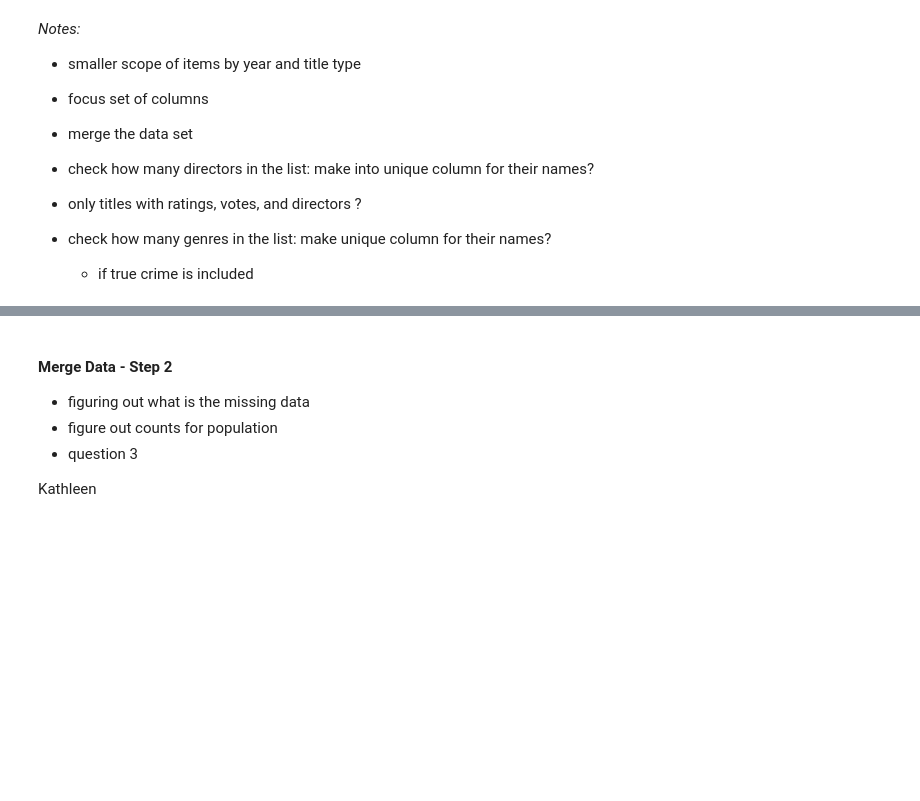
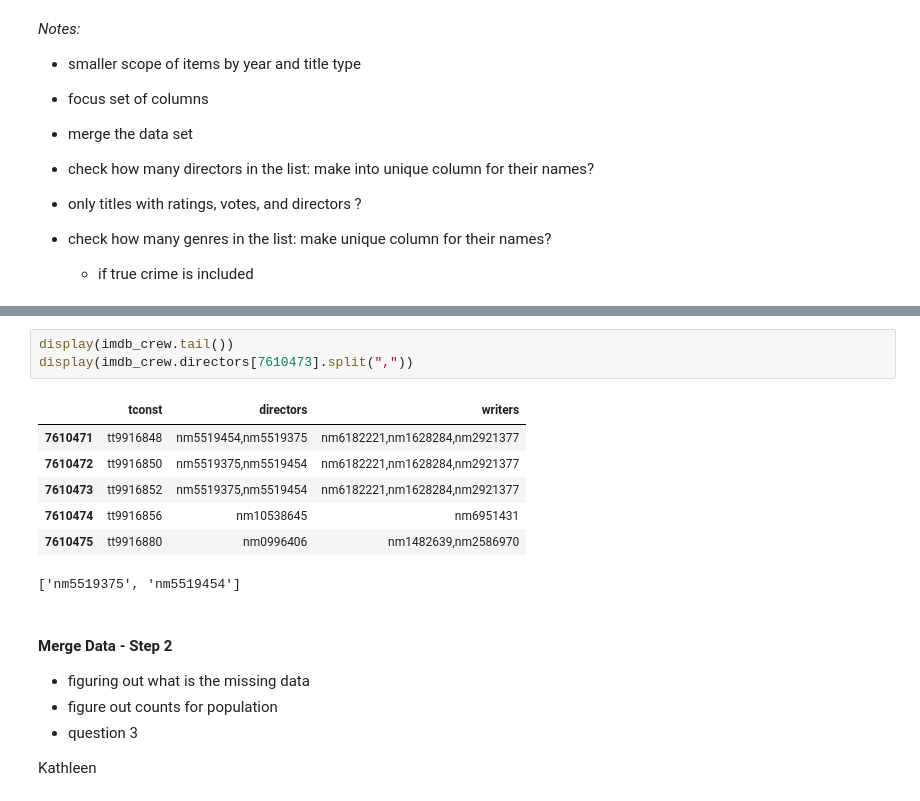
Before and after one commit to robords/NU_MS_EDA_Project, a Jupyter notebook: EDA_Project_Group_4.ipynb, the cells around one changed output, grey strips where cells are left out. Saved outputs shown, nothing was run; the diff lists cells and outputs as text; blank space fills up the shorter version.

```diff
--- a/EDA_Project_Group_4.ipynb
+++ b/EDA_Project_Group_4.ipynb
@@ -276,3 +311,14 @@ Curt
+# %%
+display(imdb_crew.tail())
+display(imdb_crew.directors[7610473].split(","))
+# %% [output]
+|  | tconst | directors | writers |
+| 7610471 | tt9916848 | nm5519454,nm5519375 | nm6182221,nm1628284,nm2921377 |
+| 7610472 | tt9916850 | nm5519375,nm5519454 | nm6182221,nm1628284,nm2921377 |
+| 7610473 | tt9916852 | nm5519375,nm5519454 | nm6182221,nm1628284,nm2921377 |
+| 7610474 | tt9916856 | nm10538645 | nm6951431 |
+| 7610475 | tt9916880 | nm0996406 | nm1482639,nm2586970 |
+['nm5519375', 'nm5519454']
 # %% [markdown]
 #### Merge Data - Step 2
 
```
Also changed, not shown: parts of 11 cells of this notebook.
